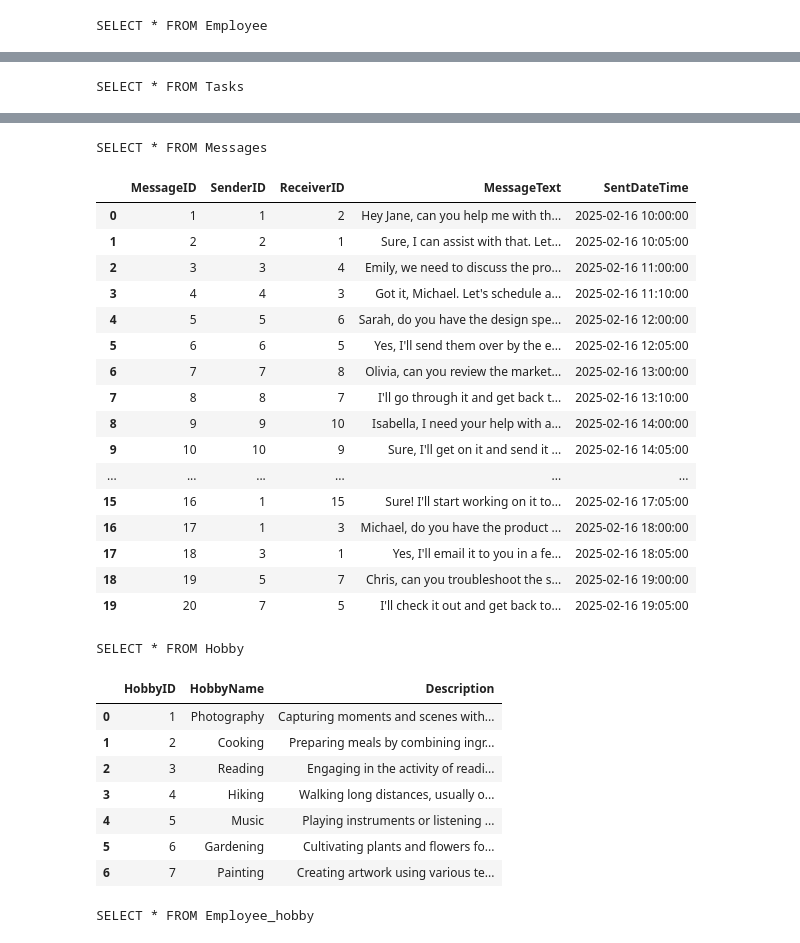
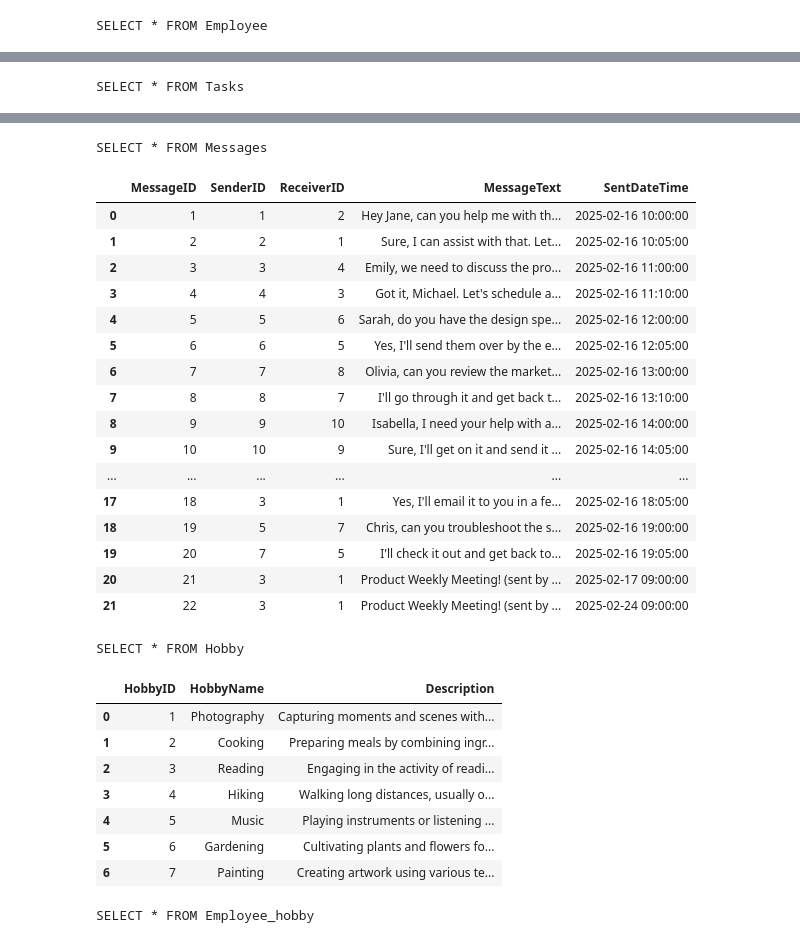
Before and after one commit to CalvinK2025/EmployeeDataSet, a Jupyter notebook: Employee_Data_Set.ipynb, the cells around one changed output, grey strips where cells are left out. Drawn from its saved outputs; the diff is of its cells as text; code cells hidden in the pictures.

```diff
--- a/Employee_Data_Set.ipynb
+++ b/Employee_Data_Set.ipynb
@@ -1,6 +1,7 @@
 # %%
 import sqlite3
 import pandas as pd
+from google.colab import files
 
 # Calvin Kuo
 
@@ -80,7 +81,7 @@ cursor.execute('''
         TimeToComplete INT NOT NULL,
         AutoPotential INT CHECK(AutoPotential BETWEEN 1 AND 5),
         AssignedEmployeeID INT,
-        FOREIGN KEY (AssignedEmployeeID) REFERENCES Employee(EmployeeId)
+        FOREIGN KEY (AssignedEmployeeID) REFERENCES Employee(EmployeeID)
     )
 ''')
 
@@ -143,7 +144,7 @@ cursor.execute('''
     )
 ''')
 
-# Sample data for the Tasks table
+# Sample data for the Messages table
 messages_data = [
 
     (1, 1, 2, 'Hey Jane, can you help me with the data analysis tomorrow?', '2025-02-16 10:00:00'),
@@ -165,10 +166,9 @@ messages_data = [
     (17, 1, 3, 'Michael, do you have the product strategy document for the meeting?', '2025-02-16 18:00:00'),
     (18, 3, 1, 'Yes, I\'ll email it to you in a few minutes.', '2025-02-16 18:05:00'),
     (19, 5, 7, 'Chris, can you troubleshoot the software issue I\'m facing?', '2025-02-16 19:00:00'),
-    (20, 7, 5, 'I\'ll check it out and get back to you.', '2025-02-16 19:05:00')
-    (21, 3, 1, 'Product Weekly Meeting! (sent by calendar bot)', '2025-02-17 09:00:00')
+    (20, 7, 5, 'I\'ll check it out and get back to you.', '2025-02-16 19:05:00'),
+    (21, 3, 1, 'Product Weekly Meeting! (sent by calendar bot)', '2025-02-17 09:00:00'),
     (22, 3, 1, 'Product Weekly Meeting! (sent by calendar bot)', '2025-02-24 09:00:00')
-
 ]
 
 # Insert data into the Messages table
@@ -293,6 +293,8 @@ print('\n\n\n')
 print("\033[1mSELECT * FROM Employee_hobby\033[0m")
 display(df)
 
+files.download("employee.db")
+
 # Close the database connection
 conn.close()
 # %% [output]
@@ -311,38 +313,38 @@ SELECT * FROM Employee
 SELECT * FROM Tasks
 |  | TaskID | TaskType | TaskName | Description | DifficultyLevel | TimeToComplete | AutoPotential | ... |
 | 0 | 1 | Creative | Design New Feature | Design and prototype a new featur... | 3 | 180 | 2 | ... |
 | 1 | 2 | Procedural | Data Cleaning | Clean and preprocess raw data for... | 2 | 120 | 3 | ... |
 | 2 | 3 | Decision-Making | Product Strategy Meeting | Attend a meeting to define the ro... | 4 | 90 | 1 | ... |
 | 3 | 4 | Procedural | Employee Onboarding | Assist in the onboarding of new e... | 2 | 150 | 3 | ... |
 | 4 | 5 | Creative | Develop New Software | Write and develop new software ba... | 5 | 240 | 1 | ... |
 | 5 | 6 | Creative | Design User Interface | Design the user interface for the... | 4 | 200 | 2 | ... |
 | 6 | 7 | Procedural | System Maintenance | Perform routine maintenance on ex... | 3 | 180 | 4 | ... |
 | 7 | 8 | Creative | Content Strategy | Develop the content strategy for ... | 3 | 150 | 2 | ... |
 | 8 | 9 | Decision-Making | HR Policy Review | Review and update HR policies to ... | 4 | 120 | 1 | ... |
 | 9 | 10 | Procedural | Analyze Business Metrics | Analyze and report on key busines... | 3 | 180 | 3 | ... |
 | 10 | 11 | Procedural | Network Troubleshooting | Troubleshoot and resolve network ... | 3 | 120 | 3 | ... |
 | 11 | 12 | Creative | Design Sales Materials | Create and design materials for t... | 3 | 150 | 2 | ... |
 | 12 | 13 | Decision-Making | Budget Allocation | Participate in the decision-makin... | 5 | 90 | 1 | ... |
 | 13 | 14 | Creative | Develop Marketing Campaign | Create a new marketing campaign f... | 4 | 200 | 2 | ... |
 | 14 | 15 | Procedural | Write Technical Documentation | Document software features and us... | 3 | 180 | 3 | ... |
 SELECT * FROM Messages
 |  | MessageID | SenderID | ReceiverID | MessageText | SentDateTime |
 | 0 | 1 | 1 | 2 | Hey Jane, can you help me with th... | 2025-02-16 10:00:00 |
 | 1 | 2 | 2 | 1 | Sure, I can assist with that. Let... | 2025-02-16 10:05:00 |
 | 2 | 3 | 3 | 4 | Emily, we need to discuss the pro... | 2025-02-16 11:00:00 |
 | 3 | 4 | 4 | 3 | Got it, Michael. Let's schedule a... | 2025-02-16 11:10:00 |
 | 4 | 5 | 5 | 6 | Sarah, do you have the design spe... | 2025-02-16 12:00:00 |
 | 5 | 6 | 6 | 5 | Yes, I'll send them over by the e... | 2025-02-16 12:05:00 |
 | 6 | 7 | 7 | 8 | Olivia, can you review the market... | 2025-02-16 13:00:00 |
 | 7 | 8 | 8 | 7 | I'll go through it and get back t... | 2025-02-16 13:10:00 |
 | 8 | 9 | 9 | 10 | Isabella, I need your help with a... | 2025-02-16 14:00:00 |
 | 9 | 10 | 10 | 9 | Sure, I'll get on it and send it ... | 2025-02-16 14:05:00 |
 | ... | ... | ... | ... | ... | ... |
-| 15 | 16 | 1 | 15 | Sure! I'll start working on it to... | 2025-02-16 17:05:00 |
-| 16 | 17 | 1 | 3 | Michael, do you have the product ... | 2025-02-16 18:00:00 |
 | 17 | 18 | 3 | 1 | Yes, I'll email it to you in a fe... | 2025-02-16 18:05:00 |
 | 18 | 19 | 5 | 7 | Chris, can you troubleshoot the s... | 2025-02-16 19:00:00 |
 | 19 | 20 | 7 | 5 | I'll check it out and get back to... | 2025-02-16 19:05:00 |
+| 20 | 21 | 3 | 1 | Product Weekly Meeting! (sent by ... | 2025-02-17 09:00:00 |
+| 21 | 22 | 3 | 1 | Product Weekly Meeting! (sent by ... | 2025-02-24 09:00:00 |
 SELECT * FROM Hobby
 |  | HobbyID | HobbyName | Description |
 | 0 | 1 | Photography | Capturing moments and scenes with... |
```
Also changed, not shown: parts of 1 cell of this notebook.
